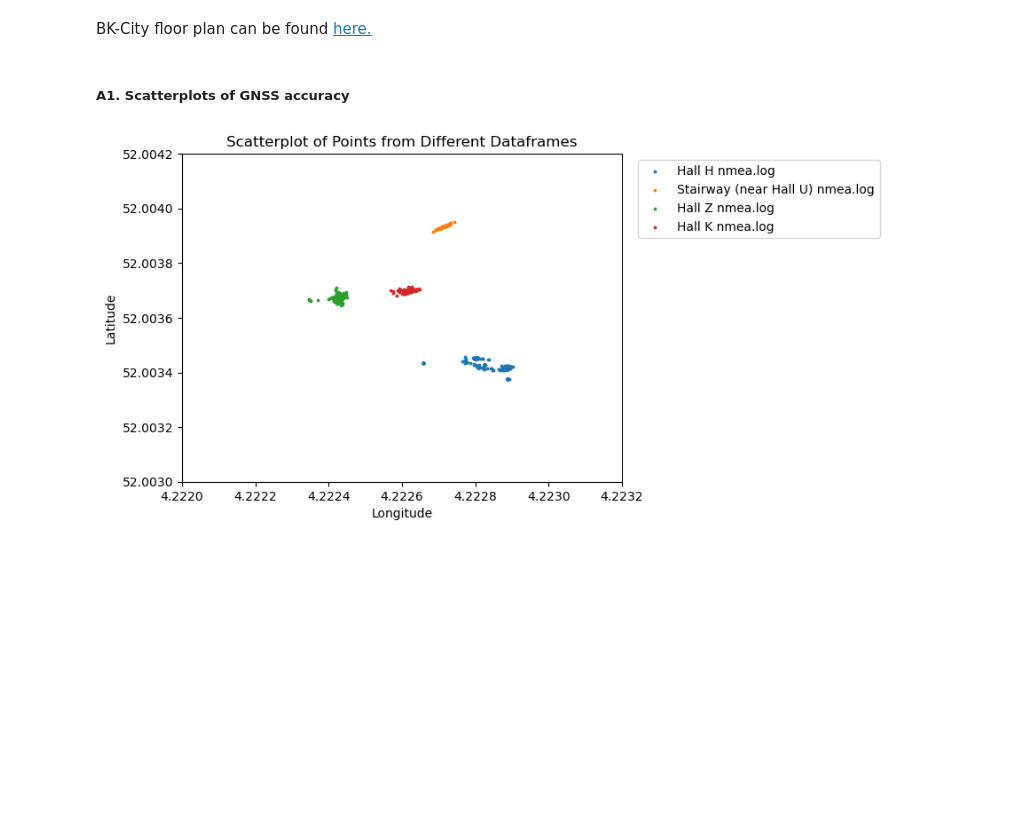
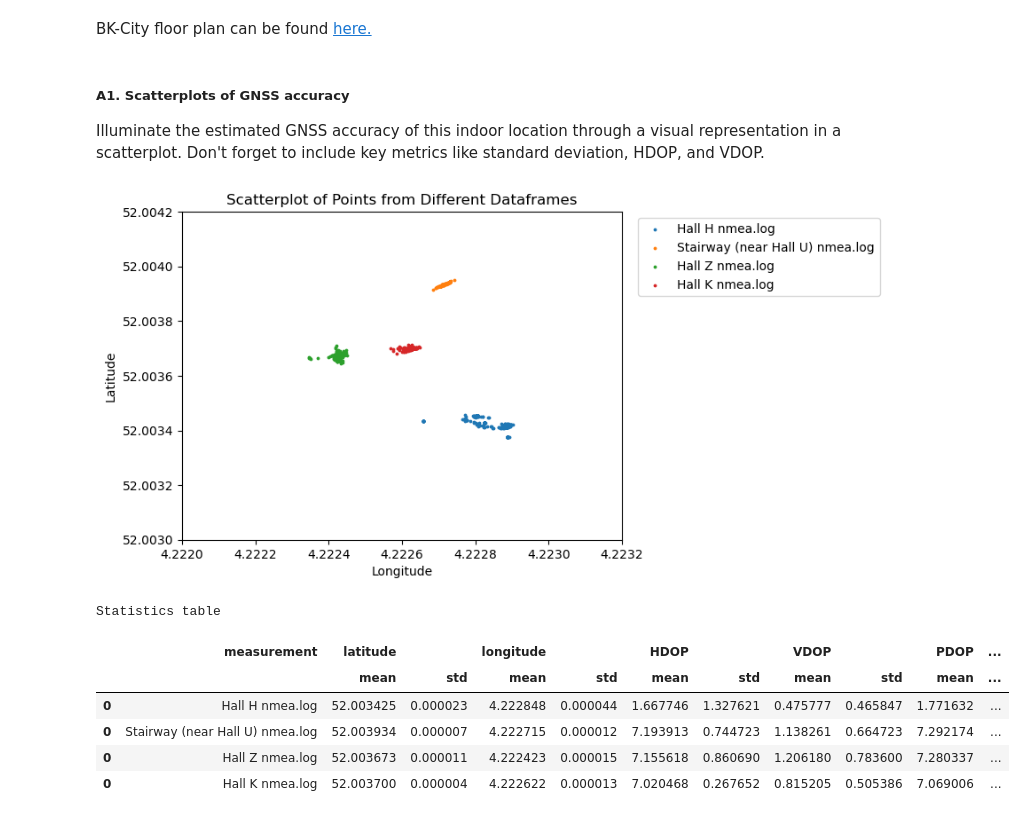
Before and after one commit to Nelis5174473/Wi-Fi-Fingerprinting-GEO1003, a Jupyter notebook: Analysis.ipynb, the cells around one changed output. Cells and saved outputs as stored; diff of their text form; code cells hidden in the pictures; blank space fills up the shorter version.

```diff
--- a/Analysis.ipynb
+++ b/Analysis.ipynb
@@ -149,26 +150,59 @@ nmea_dict['Hall K nmea.log']
 ### A. Radio Mapping Phase
 # %% [markdown]
 BK-City floor plan can be found [here.](https://www.tudelft.nl/bk/over-faculteit/het-gebouw/plattegrond/)
-# %% [markdown]
-##### A1. Scatterplots of GNSS accuracy
+# %% [markdown]
+##### A1. Scatterplots of GNSS accuracy
+Illuminate the estimated GNSS accuracy of this indoor location through a visual representation in
+a scatterplot. Don't forget to include key metrics like standard deviation, HDOP, and VDOP.
+# %%
+def print_statistics(dict):
+    # Create table with mean, std of lat, lon, HDOP, VDOP, PDOP for each measurement
+    statistics_dfs = []
+    for key, value in dict.items():
+        # Calculate the mean and std for each dataframe
+        statistics_df = value.groupby('ID').agg({
+            'latitude': ['mean', 'std'],
+            'longitude': ['mean', 'std'],
+            'HDOP': ['mean', 'std'],
+            'VDOP': ['mean', 'std'],
+            'PDOP': ['mean', 'std']
+        }).reset_index()
+        # Add the measurement name to the dataframe at first column
+        statistics_df.insert(0, 'measurement', key)
+        statistics_dfs.append(statistics_df)
+
+    result_df = pd.concat(statistics_dfs, axis=0)
+    result_df = result_df.drop(columns=['ID'], level=0)
+
+    return result_df
 # %%
 # plot latitude and longitude for each of the nmea files in one scatterplot with different colors
 for key, df in nmea_dict.items():
     plt.scatter(df['longitude'], df['latitude'], label=key, s=3)
 
-# Adding basemap using contextily
-#ctx.add_basemap(plt, crs='epsg:4326', source=ctx.providers.Esri.WorldImagery, zoom=21)
+# Adding basemap using apple maps
+
 
 plt.xlim(4.222, 4.2232)
 plt.ylim(52.003, 52.0042)
 
 plt.ticklabel_format(useOffset=False)
 plt.xlabel('Longitude')
 plt.ylabel('Latitude')
 plt.title('Scatterplot of Points from Different Dataframes')
 plt.legend(loc='upper right', bbox_to_anchor=(1.6, 1))
 
 # Show the plot
 plt.show()
+
+print("Statistics table")
+print_statistics(nmea_dict)
 # %% [output]
 [figure]
+Statistics table
+|  | measurement | latitude |  | longitude |  | HDOP |  | VDOP |  | PDOP | ... |
+|  |  | mean | std | mean | std | mean | std | mean | std | mean | ... |
+| 0 | Hall H nmea.log | 52.003425 | 0.000023 | 4.222848 | 0.000044 | 1.667746 | 1.327621 | 0.475777 | 0.465847 | 1.771632 | ... |
+| 0 | Stairway (near Hall U) nmea.log | 52.003934 | 0.000007 | 4.222715 | 0.000012 | 7.193913 | 0.744723 | 1.138261 | 0.664723 | 7.292174 | ... |
+| 0 | Hall Z nmea.log | 52.003673 | 0.000011 | 4.222423 | 0.000015 | 7.155618 | 0.860690 | 1.206180 | 0.783600 | 7.280337 | ... |
+| 0 | Hall K nmea.log | 52.003700 | 0.000004 | 4.222622 | 0.000013 | 7.020468 | 0.267652 | 0.815205 | 0.505386 | 7.069006 | ... |
```
Also changed, not shown: parts of 4 cells of this notebook.
